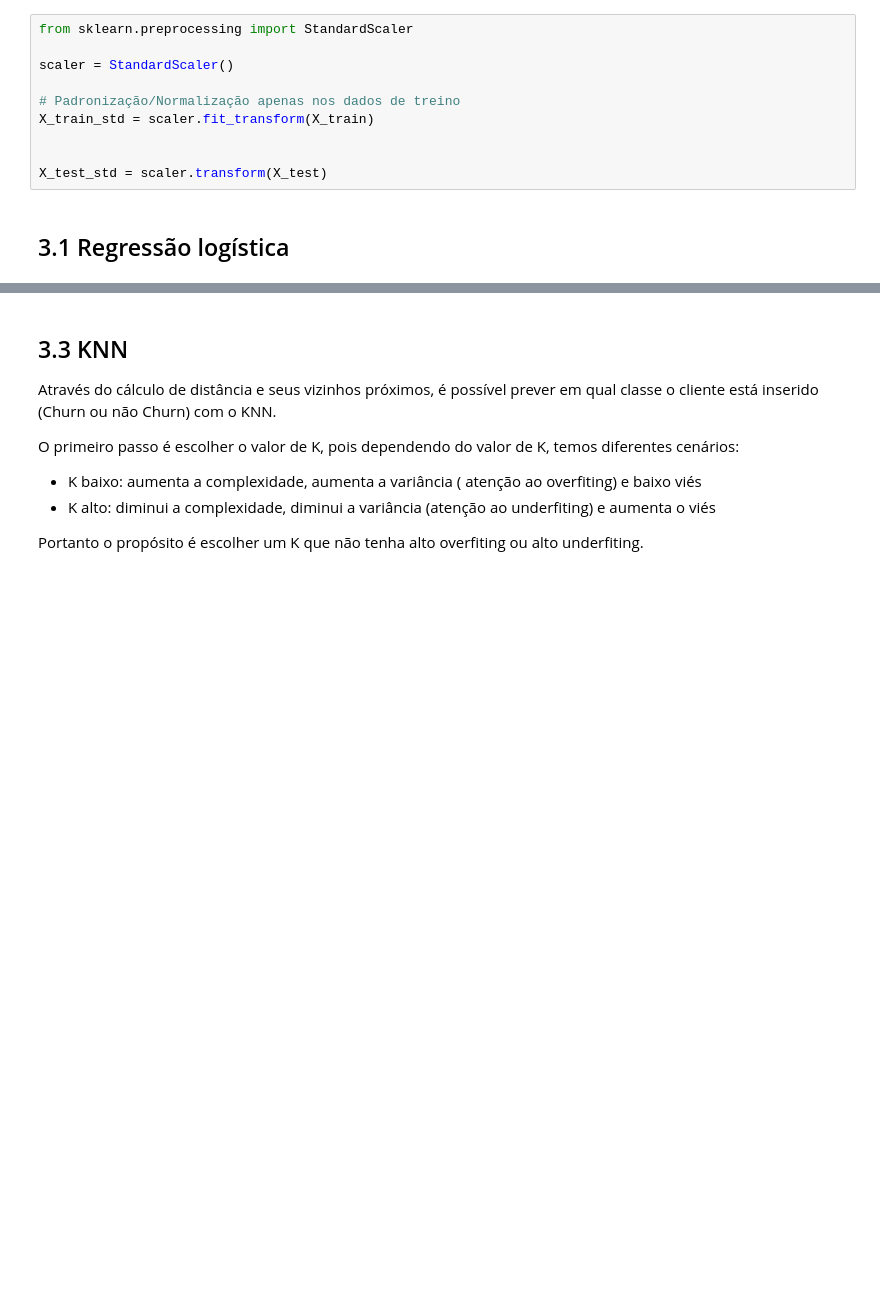
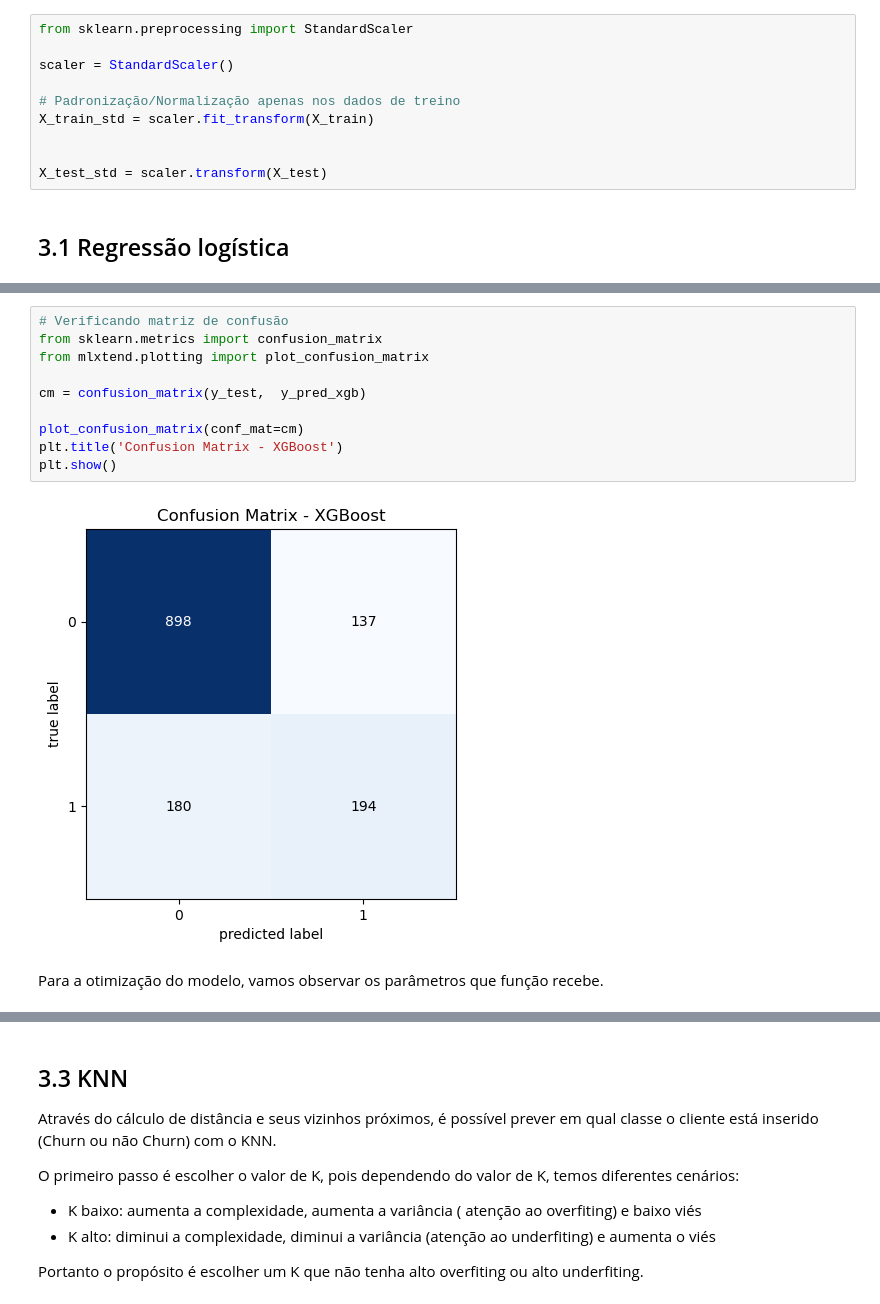
Before and after one commit to KarenAlmeida23/vendasML, a Jupyter notebook: Churn_Telco.ipynb, the cells around one changed output, grey strips where cells are left out. Drawn from its saved outputs; the diff is of its cells as text; blank space fills up the shorter version.

```diff
--- a/Churn_Telco.ipynb
+++ b/Churn_Telco.ipynb
@@ -317,0 +412,14 @@ X_test_std = scaler.transform(X_test)
+# %%
+# Verificando matriz de confusão
+from sklearn.metrics import confusion_matrix
+from mlxtend.plotting import plot_confusion_matrix
+
+cm = confusion_matrix(y_test,  y_pred_xgb)
+
+plot_confusion_matrix(conf_mat=cm)
+plt.title('Confusion Matrix - XGBoost')
+plt.show()
+# %% [output]
+[figure, added]
+# %% [markdown]
+Para a otimização do modelo, vamos observar os parâmetros que  função recebe.
```
Also changed, not shown: parts of 24 cells of this notebook.
